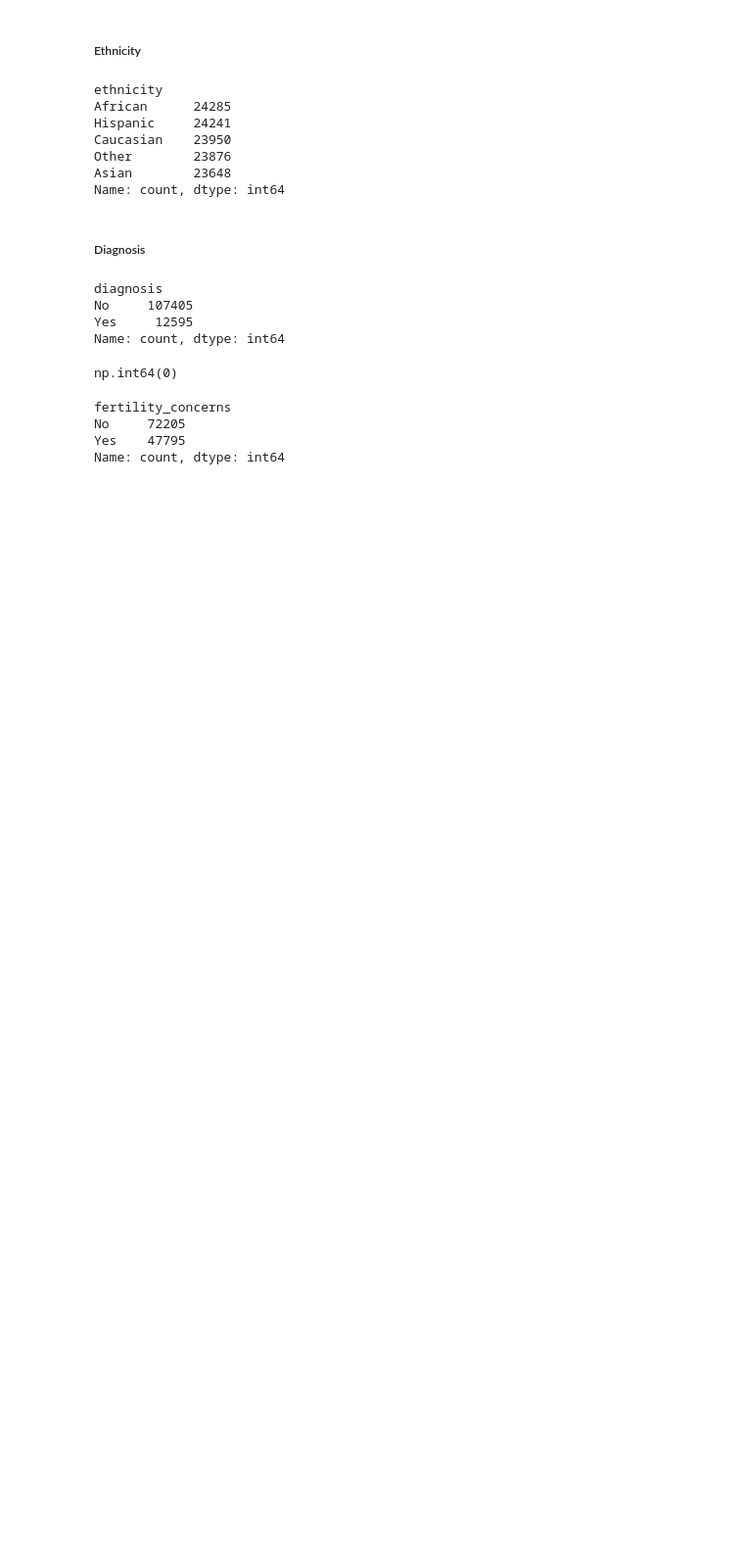
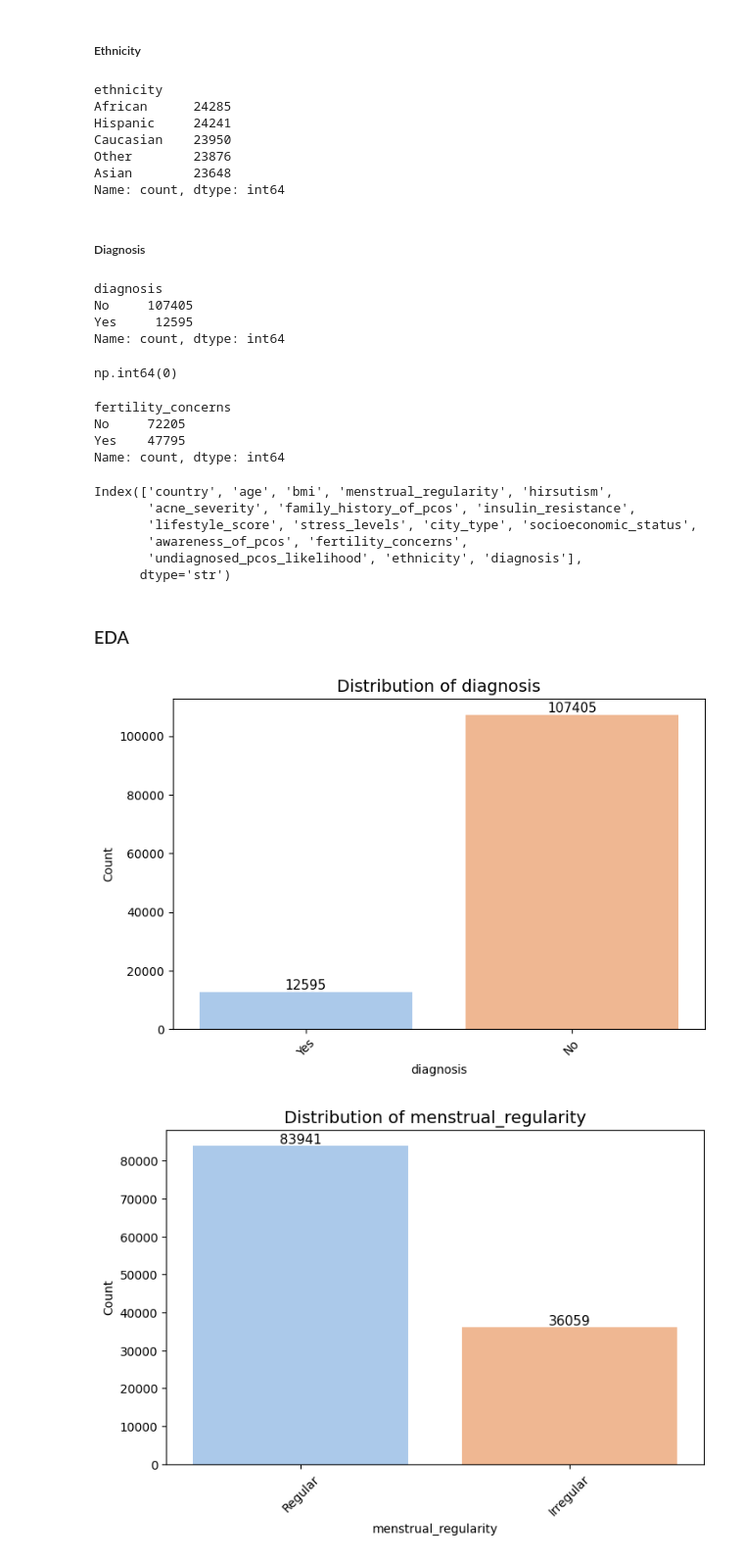
Before and after one commit to rajibulislam1/PCOS_detect_prediction, a Jupyter notebook: notebooks/01-data-preprocessed.ipynb, the cells around one changed output. Shown at 98% size. Saved outputs shown, nothing was run; the diff lists cells and outputs as text; code cells hidden in the pictures; blank space fills up the shorter version.

```diff
--- a/notebooks/01-data-preprocessed.ipynb
+++ b/notebooks/01-data-preprocessed.ipynb
@@ -75,0 +87,11 @@ df.shape
+# %%
+def change_column_names(data : pd.DataFrame):
+    return(
+        data.rename(str.lower, axis=1)
+        .rename({
+            "urban/rural" : "city_type"
+        }, axis= 1)
+    )
+# %%
+# change column names
+df = change_column_names(df)
@@ -489,3 +520,14 @@ fertility_concerns
 No     72205
 Yes    47795
 Name: count, dtype: int64
+# %%
+df.columns
+# %% [output]
+Index(['country', 'age', 'bmi', 'menstrual_regularity', 'hirsutism',
+       'acne_severity', 'family_history_of_pcos', 'insulin_resistance',
+       'lifestyle_score', 'stress_levels', 'city_type', 'socioeconomic_status',
+       'awareness_of_pcos', 'fertility_concerns',
+       'undiagnosed_pcos_likelihood', 'ethnicity', 'diagnosis'],
+      dtype='str')
+# %% [markdown]
+### EDA
@@ -491,0 +538,34 @@ Name: count, dtype: int64
+# %%
+def plot_categorical_bars_with_numbers(df, columns, figsize=(8,5), palette='pastel'):
+    """
+    Plot bar plots for multiple categorical columns in a DataFrame
+    with numbers displayed on top of each bar.
+
+    Parameters:
+    df (pd.DataFrame): The dataset
+    columns (list): List of categorical column names to plot
+    figsize (tuple): Size of the figure for each plot
+    palette (str or list): Color palette for bars
+    """
+    for col in columns:
+        plt.figure(figsize=figsize)
+        ax = sns.countplot(x=col, data=df, palette=palette)
+        plt.title(f'Distribution of {col}', fontsize=14)
+        plt.ylabel('Count')
+        plt.xlabel(col)
+        plt.xticks(rotation=45)
+
+        # Add counts on top of bars
+        for p in ax.patches:
+            height = p.get_height()
+            ax.annotate(f'{int(height)}',
+                        (p.get_x() + p.get_width() / 2., height),
+                        ha='center', va='bottom', fontsize=11)
+
+        plt.show()
+# %%
+categorical_cols = ['diagnosis', 'menstrual_regularity', 'hirsutism', 'acne_severity', 'city_type']
+plot_categorical_bars_with_numbers(df, categorical_cols)
+# %% [output]
+[figure, added]
+[figure, added]
```
Also changed, not shown: parts of 18 cells of this notebook.
